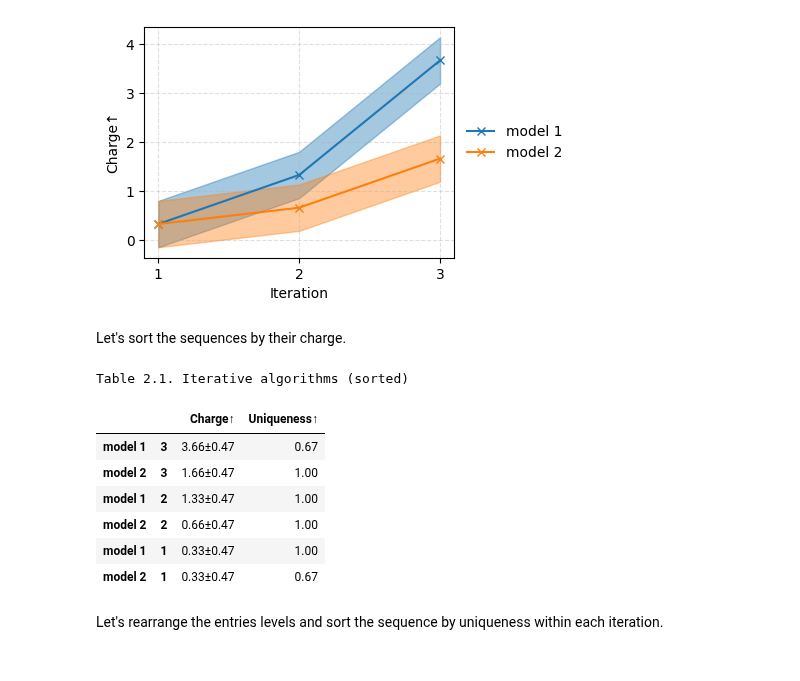
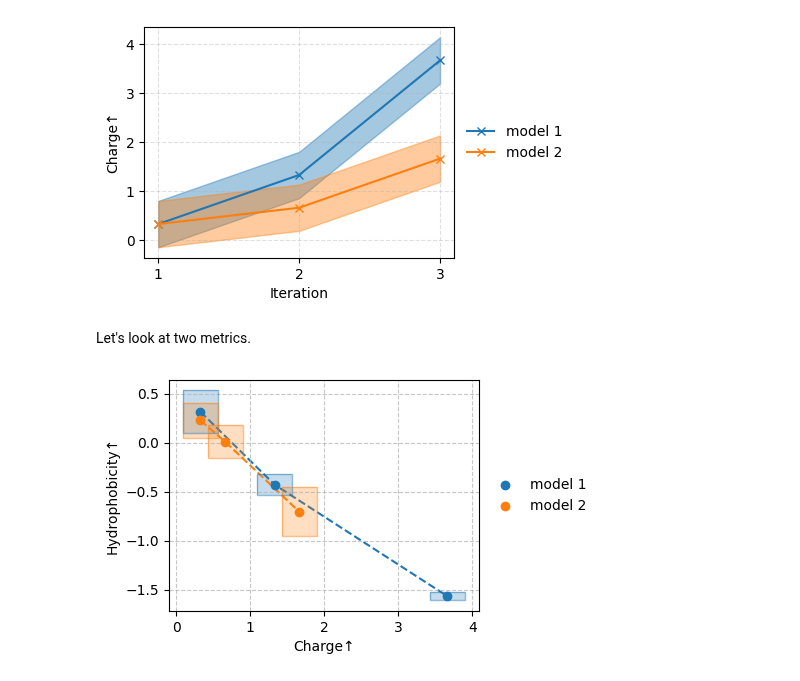
Before and after one commit to szczurek-lab/seqme, a Jupyter notebook: docs/tutorials/time_series.ipynb, the cells around one changed output. Drawn from its saved outputs; the diff is of its cells as text; code cells hidden in the pictures.

Commit message:
Add plot_scatter (#71)
* Add plot_scatter

* Update docs

```diff
--- a/docs/tutorials/time_series.ipynb
+++ b/docs/tutorials/time_series.ipynb
@@ -61,18 +62,8 @@ sm.plot_line(df, "Charge")
 # %% [output]
 [figure]
 # %% [markdown]
-Let's sort the sequences by their charge.
+Let's look at two metrics.
 # %%
-df2 = sm.sort(df, "Charge", level=0)
-sm.show(df2, caption="Table 2.1. Iterative algorithms (sorted)", color_style="bar", hline_level=0)
+sm.plot_scatter(df, metrics=["Charge", "Hydrophobicity"])
 # %% [output]
-Table 2.1. Iterative algorithms (sorted)
-|  |  | Charge↑ | Uniqueness↑ |
-| model 1 | 3 | 3.66±0.47 | 0.67 |
-| model 2 | 3 | 1.66±0.47 | 1.00 |
-| model 1 | 2 | 1.33±0.47 | 1.00 |
-| model 2 | 2 | 0.66±0.47 | 1.00 |
-| model 1 | 1 | 0.33±0.47 | 1.00 |
-| model 2 | 1 | 0.33±0.47 | 0.67 |
+[figure, added]
-# %% [markdown]
-Let's rearrange the entries levels and sort the sequence by uniqueness within each iteration.
```
Also changed, not shown: parts of 35 cells of this notebook, 7 other files.
